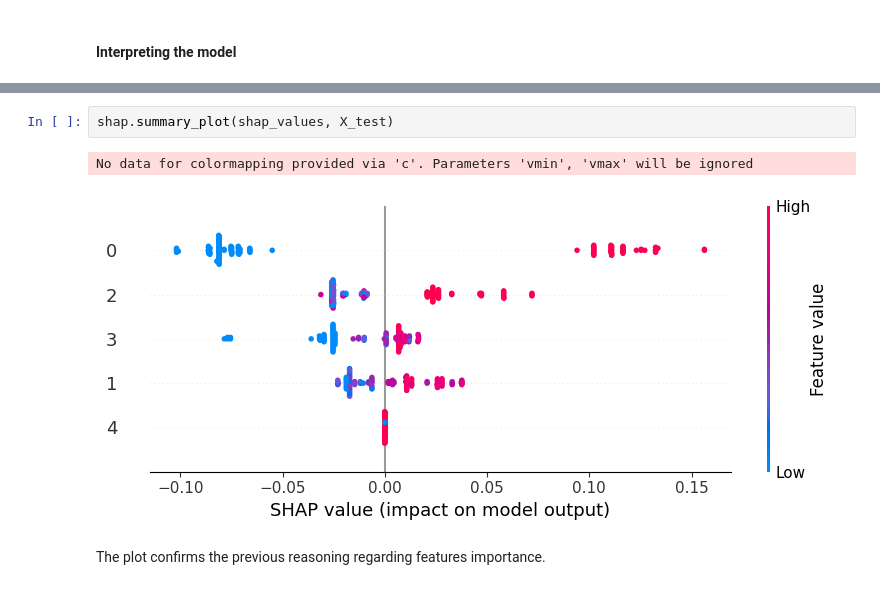
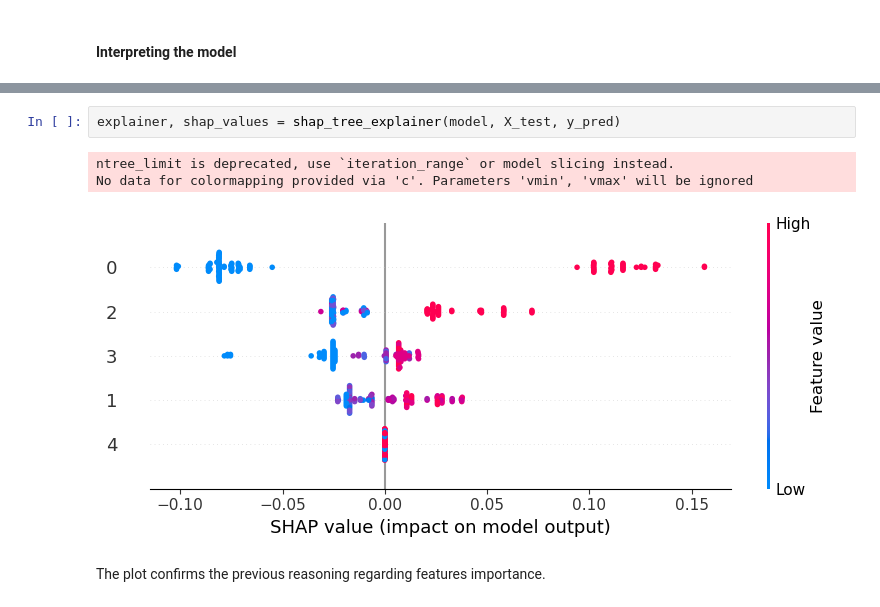
Before and after one commit to azywot/da-project3, a Jupyter notebook: Project3.ipynb, the cells around one changed output, grey strips where cells are left out. Cells and saved outputs as stored; diff of their text form.

```diff
--- a/Project3.ipynb
+++ b/Project3.ipynb
@@ -142,8 +113,9 @@ ntree_limit is deprecated, use `iteration_range` or model slicing instead.
-# %%
-shap.summary_plot(shap_values, X_test)
-# %% [output]
-No data for colormapping provided via 'c'. Parameters 'vmin', 'vmax' will be ignored
-[figure, removed]
+# %%
+explainer, shap_values = shap_tree_explainer(model, X_test, y_pred)
+# %% [output]
+ntree_limit is deprecated, use `iteration_range` or model slicing instead.
+No data for colormapping provided via 'c'. Parameters 'vmin', 'vmax' will be ignored
+[figure, added]
 # %% [markdown]
 The plot confirms the previous reasoning regarding features importance.
 # %% [markdown]
```
Also changed, not shown: parts of 13 cells of this notebook, 3 other files.
